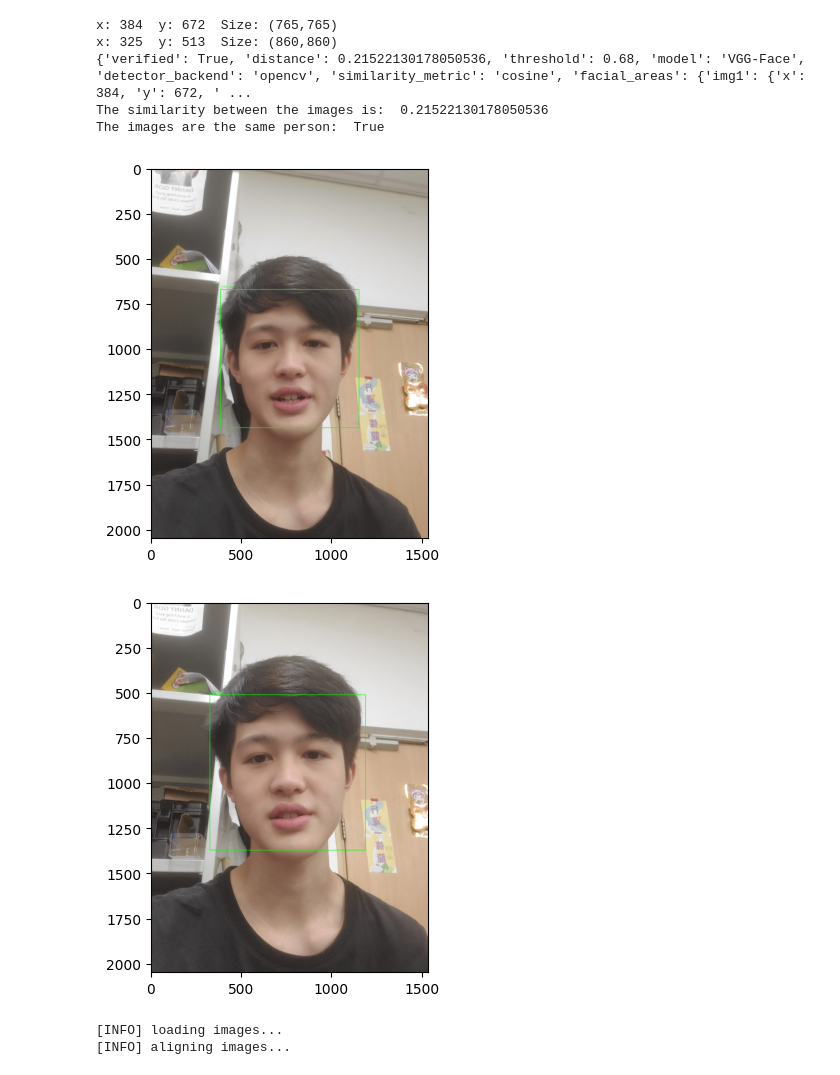
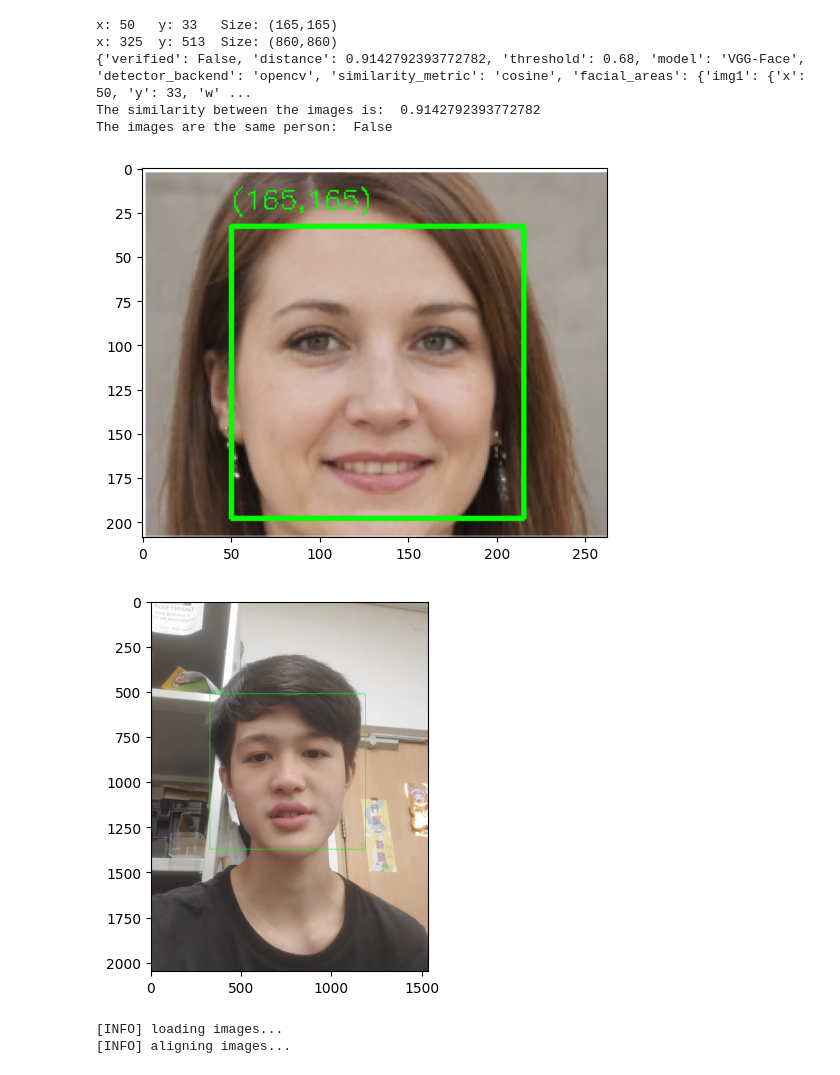
Before and after one commit to Henry-Loi/Mask-Removal-AI, a Jupyter notebook: image_registration.ipynb, the cells around one changed output. Drawn from its saved outputs; the diff is of its cells as text; code cells hidden in the pictures.

```diff
--- a/image_registration.ipynb
+++ b/image_registration.ipynb
@@ -77,7 +80,7 @@ def align_images(image, template, maxFeatures=500, keepPercent=0.2,
     return aligned
 # %%
 # construct the argument parser and parse the arguments
-image1_path = "img/me_without_mask3.jpg"
+image1_path = "img/image1.png"
 image2_path = "img/me_without_mask4.jpg"
 
 checker = facial_similarity_checker()
@@ -96,38 +99,38 @@ template = template[area2.y:area2.y+area2.height, area2.x:area2.x+area2.width]
 
 # resize both the aligned and template images so we can easily
 # visualize them on our screen
 image = imutils.resize(image, width=700, height=700)
 template = imutils.resize(template, width=700, height=700)
 
 # align the images
 print("[INFO] aligning images...")
 aligned = align_images(image, template, debug=True)
 
 # our first output visualization of the image alignment will be a
 # side-by-side comparison of the output aligned image and the
 # template
 stacked = np.hstack([aligned, template])
 
 # our second image alignment visualization will be *overlaying* the
 # aligned image on the template, that way we can obtain an idea of
 # how good our image alignment is
 overlay = template.copy()
 output = aligned.copy()
 cv2.addWeighted(overlay, 0.5, output, 0.5, 0, output)
 
 # show the two output image alignment visualizations
 plt_imshow("Image Alignment Stacked", stacked)
 plt.show()
 
 plt_imshow("Image Alignment Overlay", output)
 plt.show()
 # %% [output]
-x: 384  y: 672  Size: (765,765)
+x: 50   y: 33   Size: (165,165)
 x: 325  y: 513  Size: (860,860)
-{'verified': True, 'distance': 0.21522130178050536, 'threshold': 0.68, 'model': 'VGG-Face', 'detector_backend': 'opencv', 'similarity_metric': 'cosine', 'facial_areas': {'img1': {'x': 384, 'y': 672, ' ...
-The similarity between the images is:  0.21522130178050536
-The images are the same person:  True
+{'verified': False, 'distance': 0.9142792393772782, 'threshold': 0.68, 'model': 'VGG-Face', 'detector_backend': 'opencv', 'similarity_metric': 'cosine', 'facial_areas': {'img1': {'x': 50, 'y': 33, 'w' ...
+The similarity between the images is:  0.9142792393772782
+The images are the same person:  False
-[figure, old version]
+[figure, new version]
 [figure]
 [INFO] loading images...
 [INFO] aligning images...
```
Also changed, not shown: parts of 4 cells of this notebook, 3 other files.
